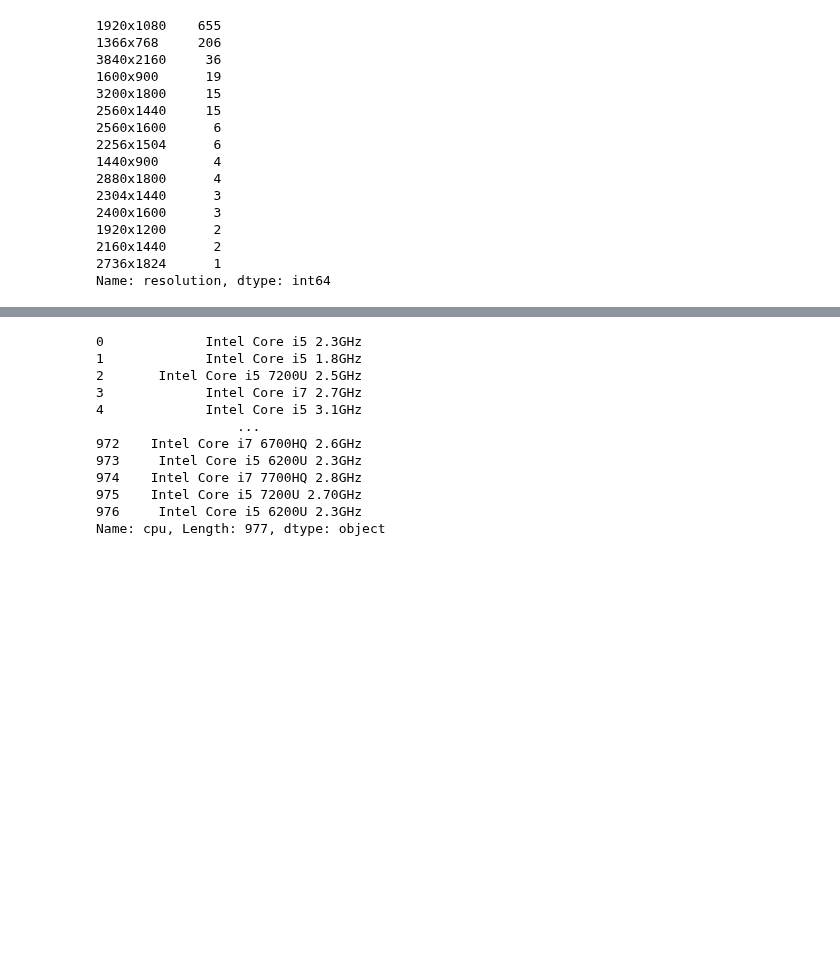
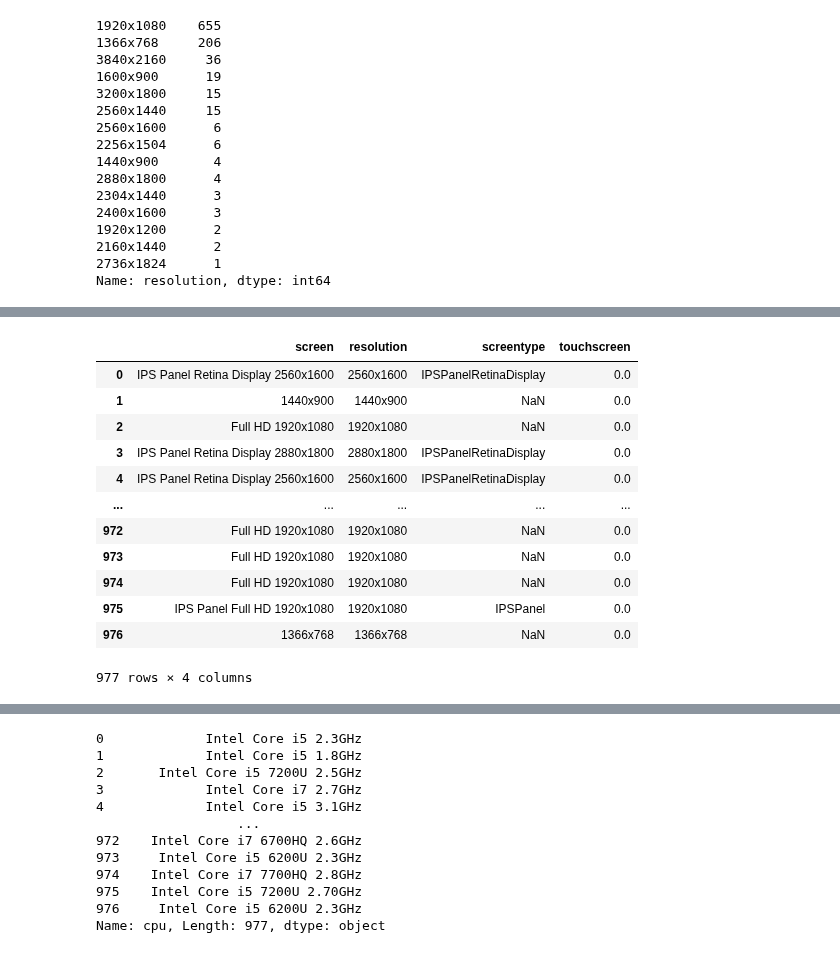
Before and after one commit to indraJuliansyahPutra/Laptop-Price, a Jupyter notebook: clean.ipynb, the cells around one changed output, grey strips where cells are left out. Saved outputs shown, nothing was run; the diff lists cells and outputs as text; code cells hidden in the pictures; blank space fills up the shorter version.

```diff
--- a/clean.ipynb
+++ b/clean.ipynb
@@ -312,3 +330,19 @@ laptop
+# %%
+laptop[['screen', 'resolution', 'screentype', 'touchscreen']]
+# %% [output]
+|  | screen | resolution | screentype | touchscreen |
+| 0 | IPS Panel Retina Display 2560x1600 | 2560x1600 | IPSPanelRetinaDisplay | 0.0 |
+| 1 | 1440x900 | 1440x900 | NaN | 0.0 |
+| 2 | Full HD 1920x1080 | 1920x1080 | NaN | 0.0 |
+| 3 | IPS Panel Retina Display 2880x1800 | 2880x1800 | IPSPanelRetinaDisplay | 0.0 |
+| 4 | IPS Panel Retina Display 2560x1600 | 2560x1600 | IPSPanelRetinaDisplay | 0.0 |
+| ... | ... | ... | ... | ... |
+| 972 | Full HD 1920x1080 | 1920x1080 | NaN | 0.0 |
+| 973 | Full HD 1920x1080 | 1920x1080 | NaN | 0.0 |
+| 974 | Full HD 1920x1080 | 1920x1080 | NaN | 0.0 |
+| 975 | IPS Panel Full HD 1920x1080 | 1920x1080 | IPSPanel | 0.0 |
+| 976 | 1366x768 | 1366x768 | NaN | 0.0 |
+977 rows × 4 columns
 # %%
 laptop = laptop.drop('screen', axis=1)
 
```
Also changed, not shown: parts of 13 cells of this notebook.
